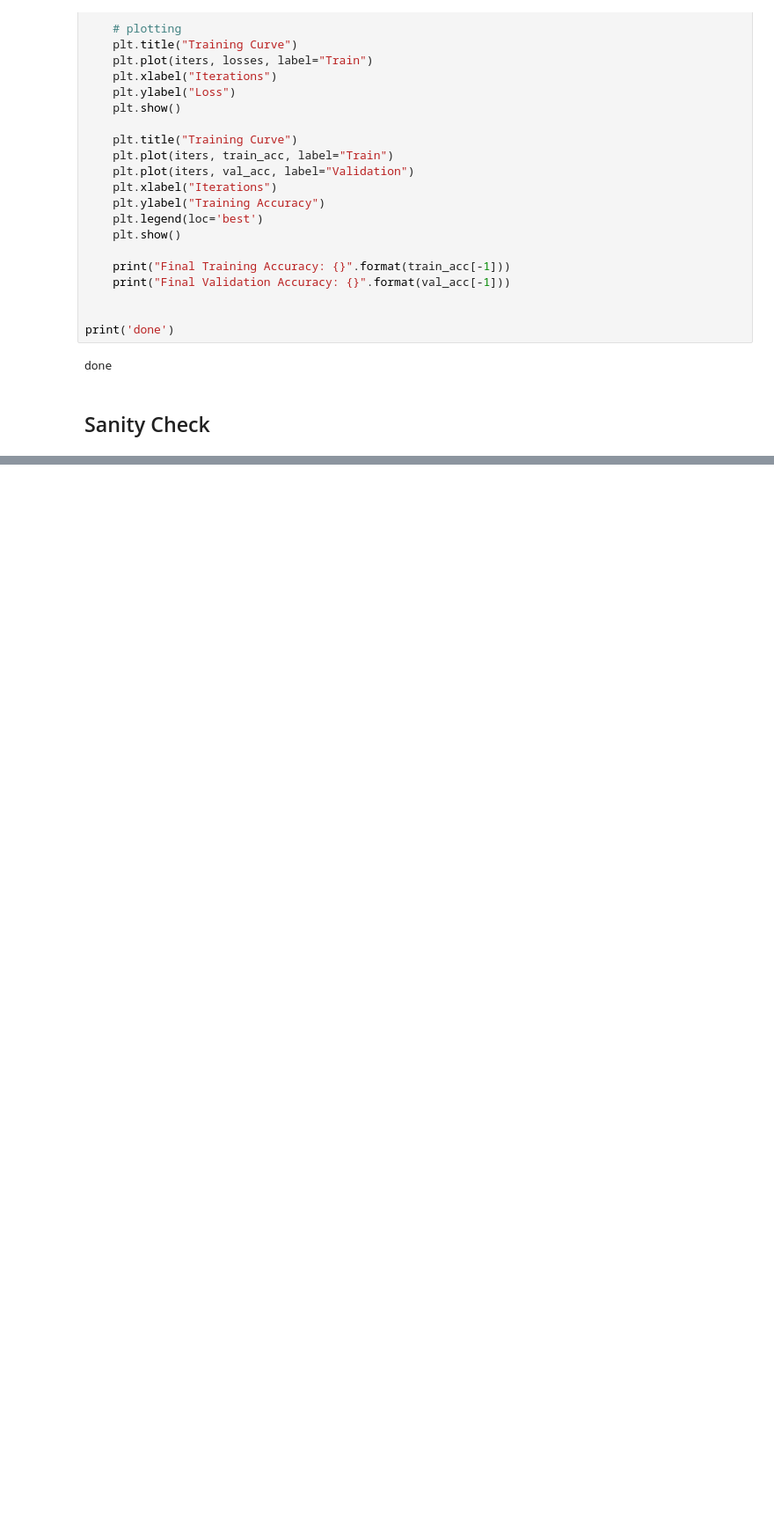
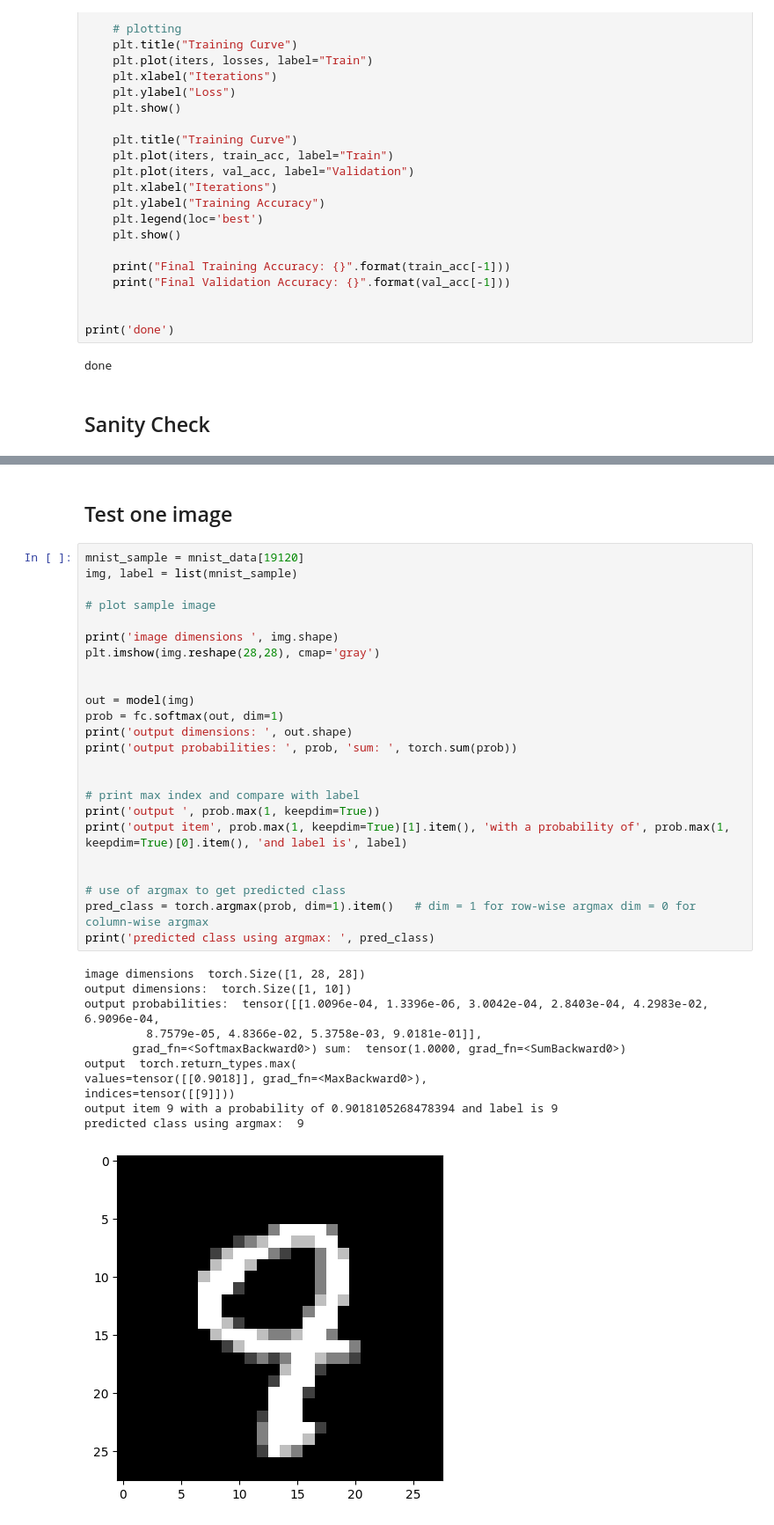
Before and after one commit to 123ned123/APS360, a Jupyter notebook: Tuts/tut2/Tut2_Multi_Class_ANN.ipynb, the cells around one changed output, grey strips where cells are left out. Shown at 88% size. Saved outputs shown, nothing was run; the diff lists cells and outputs as text; blank space fills up the shorter version.

Commit message:
add the tuts 2 new image

```diff
--- a/Tuts/tut2/Tut2_Multi_Class_ANN.ipynb
+++ b/Tuts/tut2/Tut2_Multi_Class_ANN.ipynb
@@ -140,0 +147,38 @@ Final Validation Accuracy: 0.8916015625
+# %% [markdown]
+## Test one image
+# %%
+mnist_sample = mnist_data[19120]
+img, label = list(mnist_sample)
+
+# plot sample image
+
+print('image dimensions ', img.shape)
+plt.imshow(img.reshape(28,28), cmap='gray')
+
+
+out = model(img)
+prob = fc.softmax(out, dim=1)
+print('output dimensions: ', out.shape)
+print('output probabilities: ', prob, 'sum: ', torch.sum(prob))
+
+
+# print max index and compare with label
+print('output ', prob.max(1, keepdim=True))
+print('output item', prob.max(1, keepdim=True)[1].item(), 'with a probability of', prob.max(1, keepdim=True)[0].item(), 'and label is', label)
+
+
+# use of argmax to get predicted class
+pred_class = torch.argmax(prob, dim=1).item()   # dim = 1 for row-wise argmax dim = 0 for column-wise argmax
+print('predicted class using argmax: ', pred_class)
+# %% [output]
+image dimensions  torch.Size([1, 28, 28])
+output dimensions:  torch.Size([1, 10])
+output probabilities:  tensor([[1.0096e-04, 1.3396e-06, 3.0042e-04, 2.8403e-04, 4.2983e-02, 6.9096e-04,
+         8.7579e-05, 4.8366e-02, 5.3758e-03, 9.0181e-01]],
+       grad_fn=<SoftmaxBackward0>) sum:  tensor(1.0000, grad_fn=<SumBackward0>)
+output  torch.return_types.max(
+values=tensor([[0.9018]], grad_fn=<MaxBackward0>),
+indices=tensor([[9]]))
+output item 9 with a probability of 0.9018105268478394 and label is 9
+predicted class using argmax:  9
+[figure, added]
```
Also changed, not shown: parts of 19 cells of this notebook, 3 other files.
